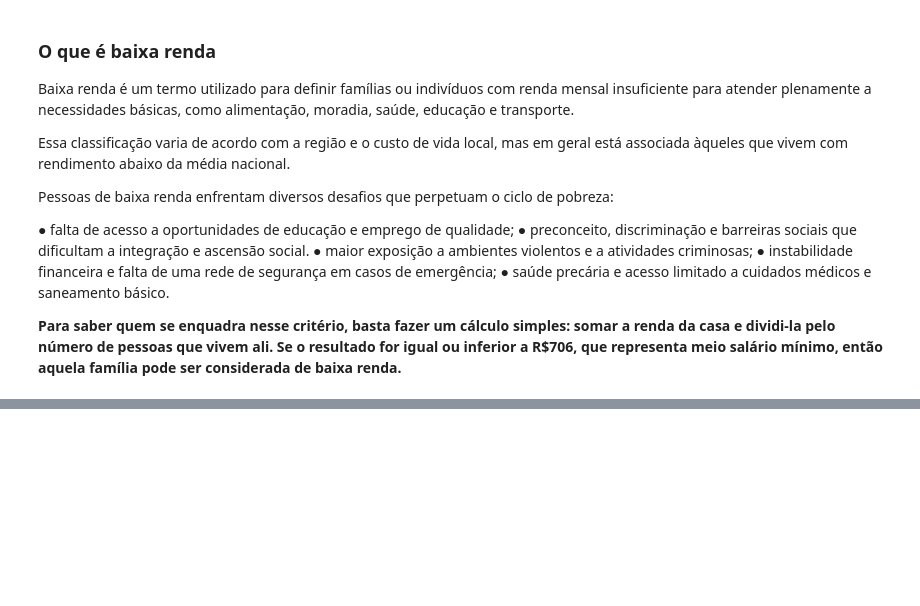
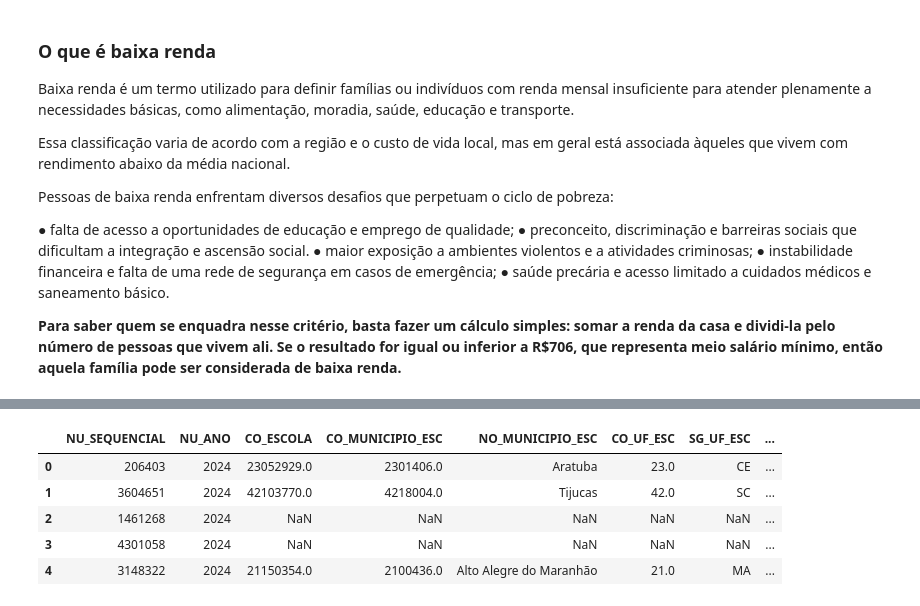
Before and after one commit to alexsilva75/analise_microdados_enem, a Jupyter notebook: analise_2024.ipynb, the cells around one changed output, grey strips where cells are left out. Saved outputs shown, nothing was run; the diff lists cells and outputs as text; code cells hidden in the pictures; blank space fills up the shorter version.

```diff
--- a/analise_2024.ipynb
+++ b/analise_2024.ipynb
@@ -257,0 +430,9 @@ Pessoas de baixa renda enfrentam diversos desafios que perpetuam o ciclo de pobr
+# %%
+df_resultados.head()
+# %% [output]
+|  | NU_SEQUENCIAL | NU_ANO | CO_ESCOLA | CO_MUNICIPIO_ESC | NO_MUNICIPIO_ESC | CO_UF_ESC | SG_UF_ESC | ... |
+| 0 | 206403 | 2024 | 23052929.0 | 2301406.0 | Aratuba | 23.0 | CE | ... |
+| 1 | 3604651 | 2024 | 42103770.0 | 4218004.0 | Tijucas | 42.0 | SC | ... |
+| 2 | 1461268 | 2024 | NaN | NaN | NaN | NaN | NaN | ... |
+| 3 | 4301058 | 2024 | NaN | NaN | NaN | NaN | NaN | ... |
+| 4 | 3148322 | 2024 | 21150354.0 | 2100436.0 | Alto Alegre do Maranhão | 21.0 | MA | ... |
```
Also changed, not shown: parts of 27 cells of this notebook.
